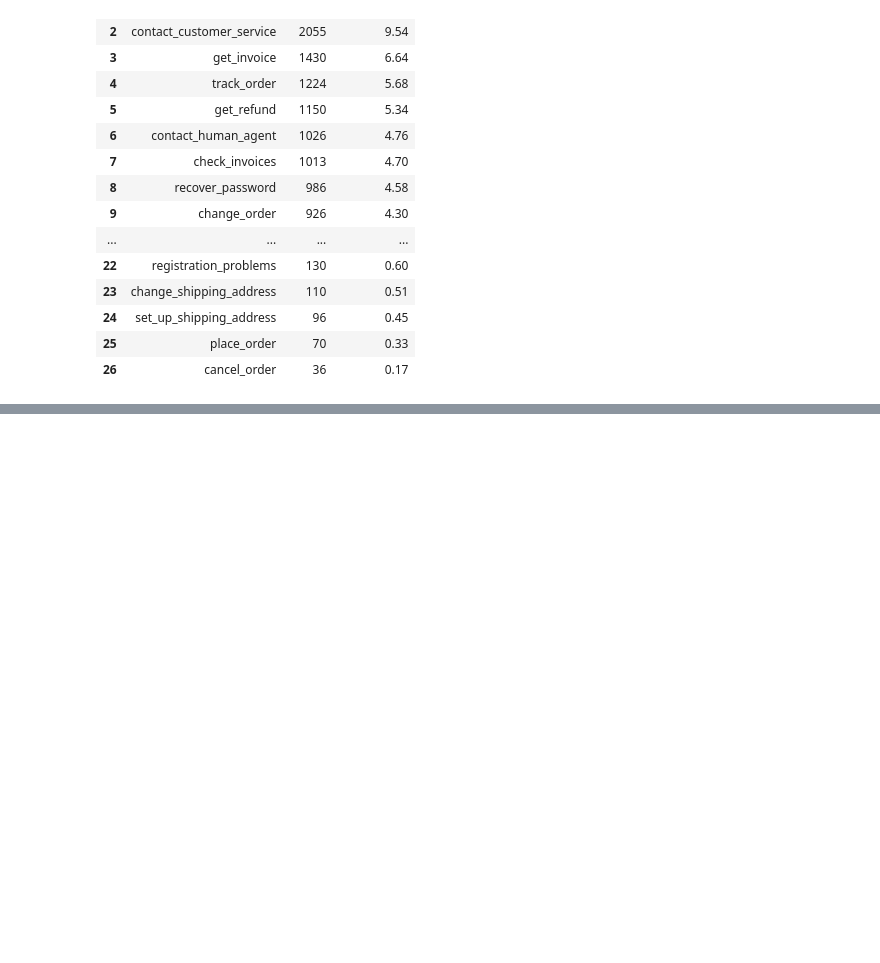
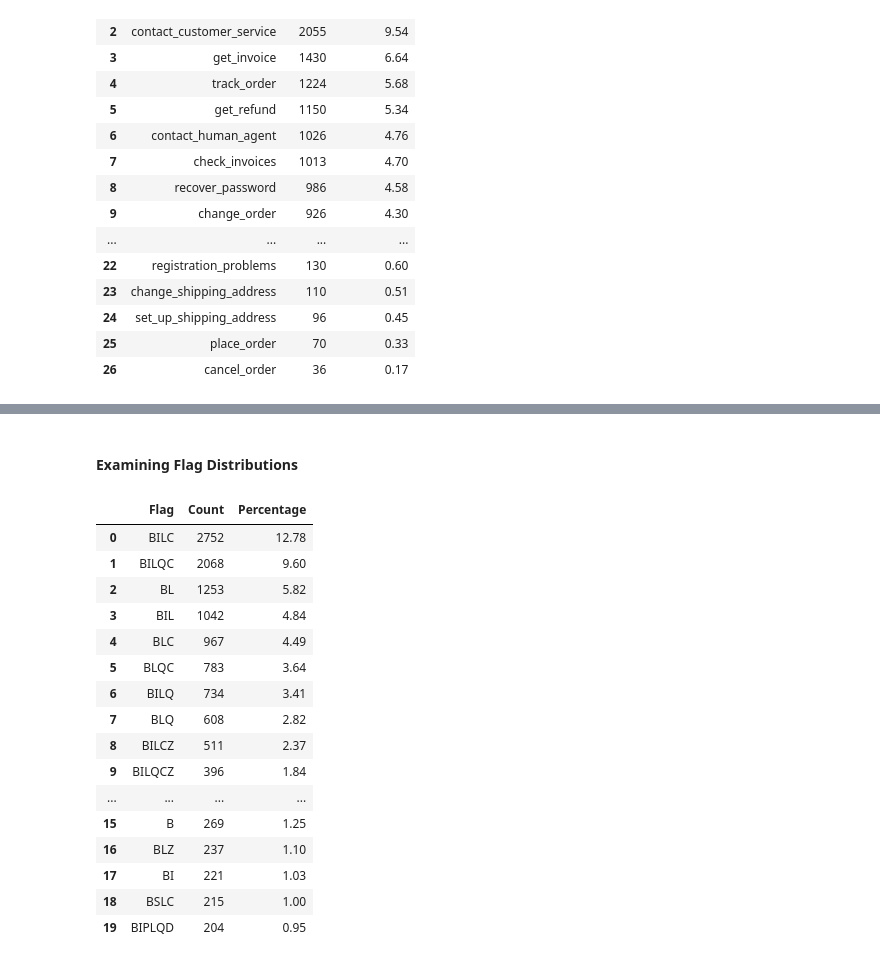
Before and after one commit to TejasMJ/Customer-Support-Intent-Intelligence, a Jupyter notebook: notebooks/01_data_understanding.ipynb, the cells around one changed output, grey strips where cells are left out. Drawn from its saved outputs; the diff is of its cells as text; code cells hidden in the pictures; blank space fills up the shorter version.

```diff
--- a/notebooks/01_data_understanding.ipynb
+++ b/notebooks/01_data_understanding.ipynb
@@ -124,0 +130,32 @@ display(intent_distribution)
+# %% [markdown]
+#### Examining Flag Distributions
+# %%
+flag_distribution = (
+    df["flags"]
+    .value_counts()
+    .head(20)
+    .rename_axis("Flag")
+    .reset_index(name="Count")
+)
+flag_distribution["Percentage"] = (
+    flag_distribution["Count"] / len(df) * 100
+).round(2)
+display(flag_distribution)
+# %% [output]
+|  | Flag | Count | Percentage |
+| 0 | BILC | 2752 | 12.78 |
+| 1 | BILQC | 2068 | 9.60 |
+| 2 | BL | 1253 | 5.82 |
+| 3 | BIL | 1042 | 4.84 |
+| 4 | BLC | 967 | 4.49 |
+| 5 | BLQC | 783 | 3.64 |
+| 6 | BILQ | 734 | 3.41 |
+| 7 | BLQ | 608 | 2.82 |
+| 8 | BILCZ | 511 | 2.37 |
+| 9 | BILQCZ | 396 | 1.84 |
+| ... | ... | ... | ... |
+| 15 | B | 269 | 1.25 |
+| 16 | BLZ | 237 | 1.10 |
+| 17 | BI | 221 | 1.03 |
+| 18 | BSLC | 215 | 1.00 |
+| 19 | BIPLQD | 204 | 0.95 |
```
Also changed, not shown: parts of 23 cells of this notebook.
